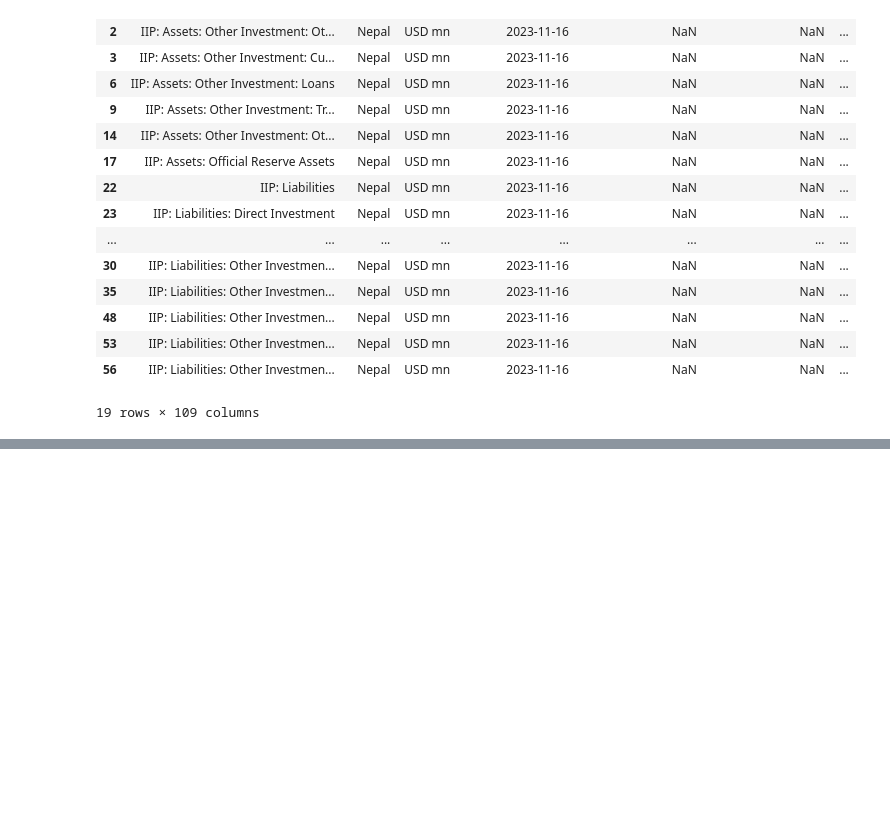
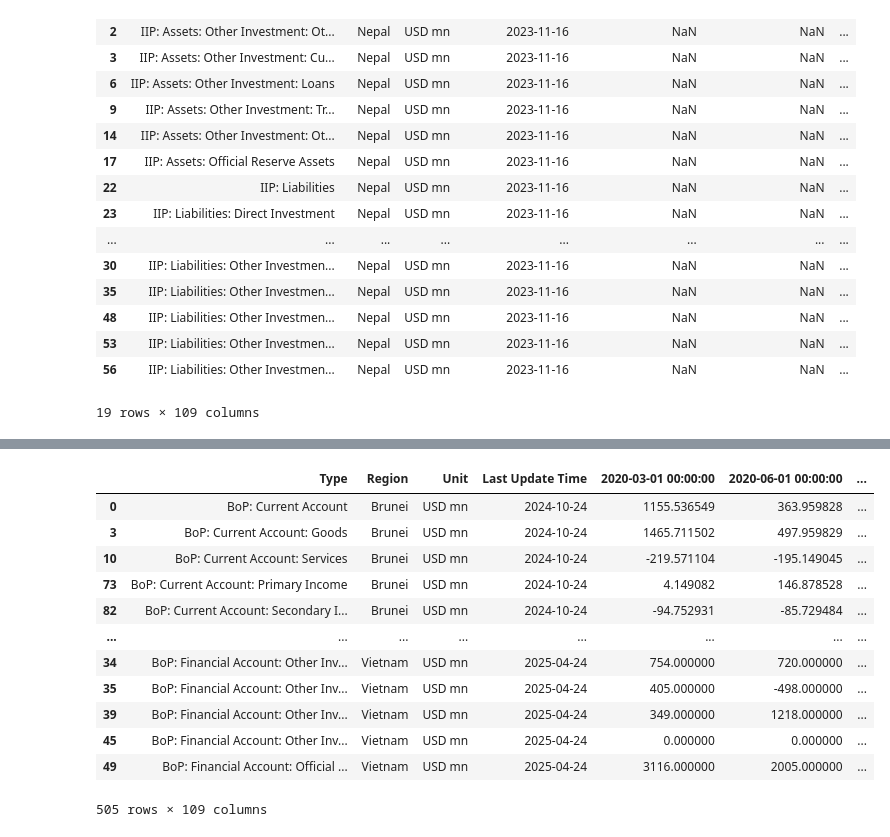
Before and after one commit to aizudeen11/cfm-nlp, a Jupyter notebook: to_gsheet/main.ipynb, the cells around one changed output, grey strips where cells are left out. Saved outputs shown, nothing was run; the diff lists cells and outputs as text; code cells hidden in the pictures; blank space fills up the shorter version.

```diff
--- a/to_gsheet/main.ipynb
+++ b/to_gsheet/main.ipynb
@@ -813,0 +995,16 @@ df_all_annual[(df_all_annual['Region'] == 'Nepal')]
+# %%
+df_all_annual
+# %% [output]
+|  | Type | Region | Unit | Last Update Time | 2020-03-01 00:00:00 | 2020-06-01 00:00:00 | ... |
+| 0 | BoP: Current Account | Brunei | USD mn | 2024-10-24 | 1155.536549 | 363.959828 | ... |
+| 3 | BoP: Current Account: Goods | Brunei | USD mn | 2024-10-24 | 1465.711502 | 497.959829 | ... |
+| 10 | BoP: Current Account: Services | Brunei | USD mn | 2024-10-24 | -219.571104 | -195.149045 | ... |
+| 73 | BoP: Current Account: Primary Income | Brunei | USD mn | 2024-10-24 | 4.149082 | 146.878528 | ... |
+| 82 | BoP: Current Account: Secondary I... | Brunei | USD mn | 2024-10-24 | -94.752931 | -85.729484 | ... |
+| ... | ... | ... | ... | ... | ... | ... | ... |
+| 34 | BoP: Financial Account: Other Inv... | Vietnam | USD mn | 2025-04-24 | 754.000000 | 720.000000 | ... |
+| 35 | BoP: Financial Account: Other Inv... | Vietnam | USD mn | 2025-04-24 | 405.000000 | -498.000000 | ... |
+| 39 | BoP: Financial Account: Other Inv... | Vietnam | USD mn | 2025-04-24 | 349.000000 | 1218.000000 | ... |
+| 45 | BoP: Financial Account: Other Inv... | Vietnam | USD mn | 2025-04-24 | 0.000000 | 0.000000 | ... |
+| 49 | BoP: Financial Account: Official ... | Vietnam | USD mn | 2025-04-24 | 3116.000000 | 2005.000000 | ... |
+505 rows × 109 columns
```
Also changed, not shown: parts of 3 cells of this notebook, 2 other files.
